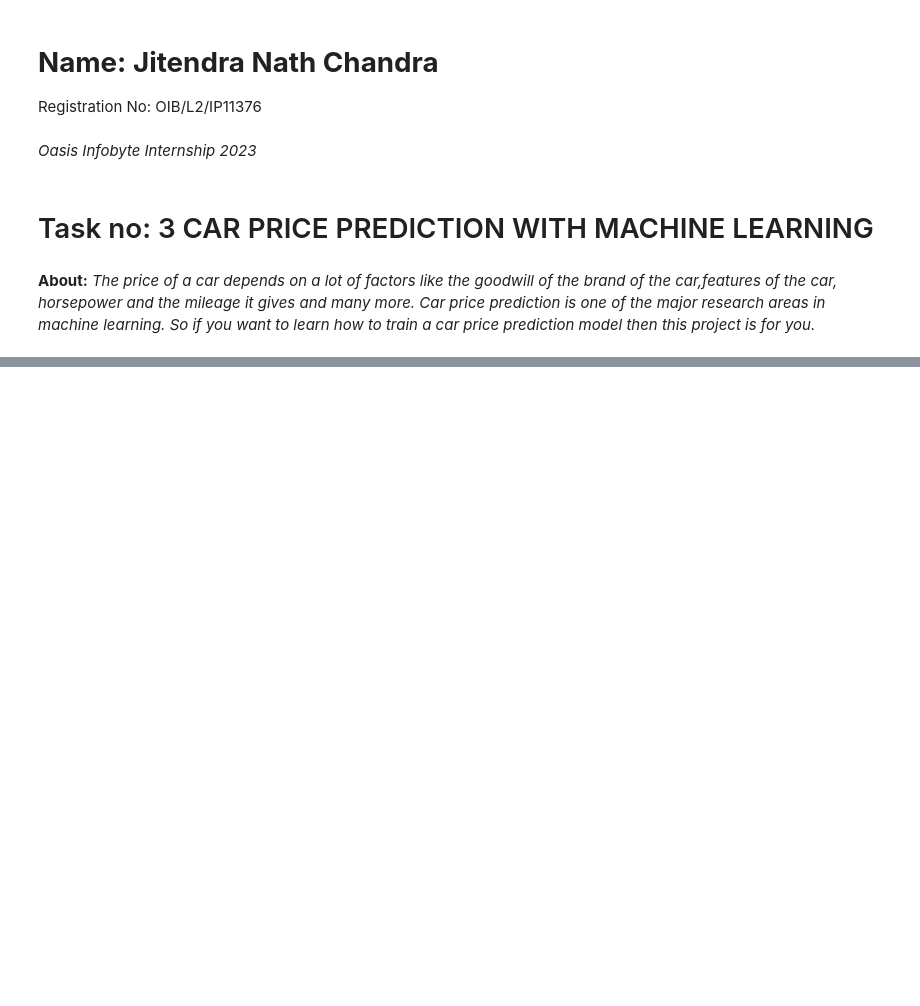
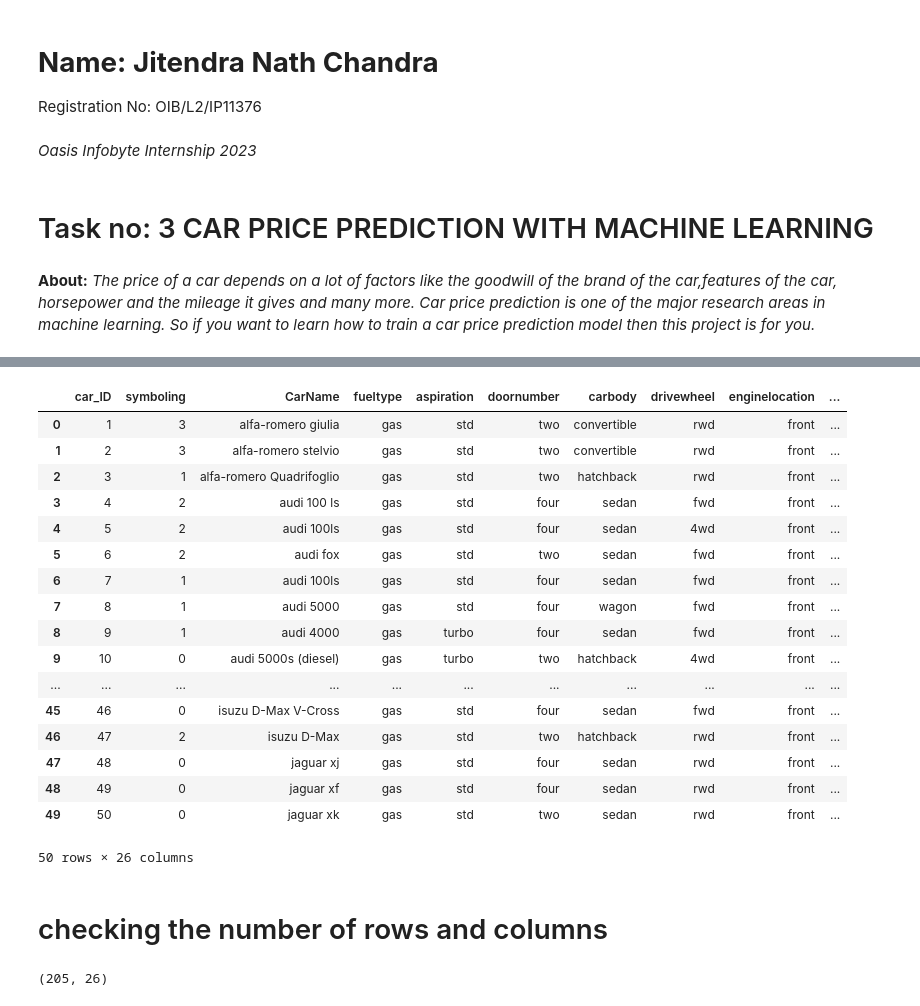
Before and after one commit to JitendraNathChandra/Data_Science_JNC_Oasis_Infobyte, a Jupyter notebook: DataScienceJNC_Oasis_CarPrediction.ipynb, the cells around one changed output, grey strips where cells are left out. Drawn from its saved outputs; the diff is of its cells as text; code cells hidden in the pictures; blank space fills up the shorter version.

```diff
--- a/DataScienceJNC_Oasis_CarPrediction.ipynb
+++ b/DataScienceJNC_Oasis_CarPrediction.ipynb
@@ -20,0 +24,5 @@ from sklearn.linear_model import Lasso
+# %%
+# loading the data from csv file to pandas dataframe
+#Load Data and csv means comma separated values, pd converts text to csv ( separated with comma)
+
+cds = pd.read_csv('CarPrice_Assignment.csv')
@@ -20,0 +50,30 @@ from sklearn.linear_model import Lasso
+# %%
+#if you provide n numbers rows of data then head() <-- 'n' put it
+cds.head(50)
+# %% [output]
+|  | car_ID | symboling | CarName | fueltype | aspiration | doornumber | carbody | drivewheel | enginelocation | ... |
+| 0 | 1 | 3 | alfa-romero giulia | gas | std | two | convertible | rwd | front | ... |
+| 1 | 2 | 3 | alfa-romero stelvio | gas | std | two | convertible | rwd | front | ... |
+| 2 | 3 | 1 | alfa-romero Quadrifoglio | gas | std | two | hatchback | rwd | front | ... |
+| 3 | 4 | 2 | audi 100 ls | gas | std | four | sedan | fwd | front | ... |
+| 4 | 5 | 2 | audi 100ls | gas | std | four | sedan | 4wd | front | ... |
+| 5 | 6 | 2 | audi fox | gas | std | two | sedan | fwd | front | ... |
+| 6 | 7 | 1 | audi 100ls | gas | std | four | sedan | fwd | front | ... |
+| 7 | 8 | 1 | audi 5000 | gas | std | four | wagon | fwd | front | ... |
+| 8 | 9 | 1 | audi 4000 | gas | turbo | four | sedan | fwd | front | ... |
+| 9 | 10 | 0 | audi 5000s (diesel) | gas | turbo | two | hatchback | 4wd | front | ... |
+| ... | ... | ... | ... | ... | ... | ... | ... | ... | ... | ... |
+| 45 | 46 | 0 | isuzu D-Max V-Cross | gas | std | four | sedan | fwd | front | ... |
+| 46 | 47 | 2 | isuzu D-Max | gas | std | two | hatchback | rwd | front | ... |
+| 47 | 48 | 0 | jaguar xj | gas | std | four | sedan | rwd | front | ... |
+| 48 | 49 | 0 | jaguar xf | gas | std | four | sedan | rwd | front | ... |
+| 49 | 50 | 0 | jaguar xk | gas | std | two | sedan | rwd | front | ... |
+50 rows × 26 columns
+# %% [markdown]
+# checking the number of rows and columns
+# %%
+#Shape --> total number of Rows and Columns
+
+print(cds.shape)
+# %% [output]
+(205, 26)
```
Also changed, not shown: parts of 14 cells of this notebook.
